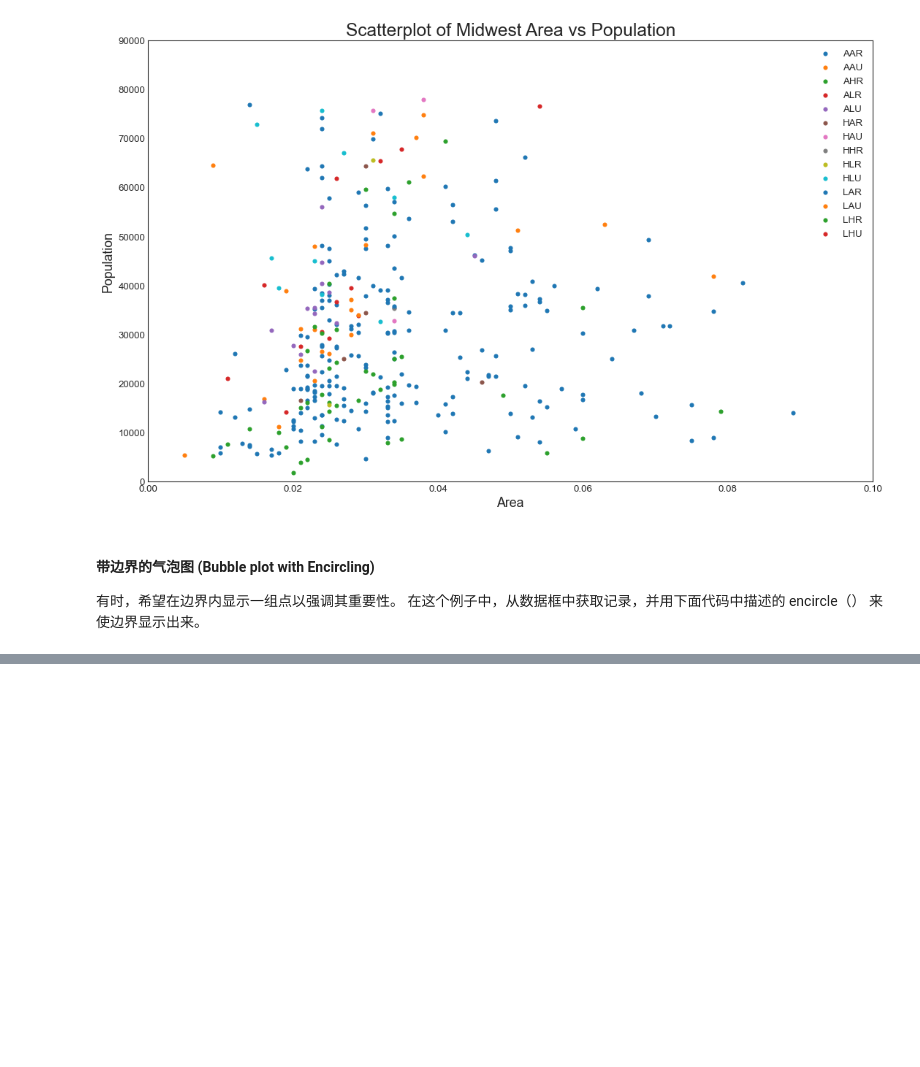
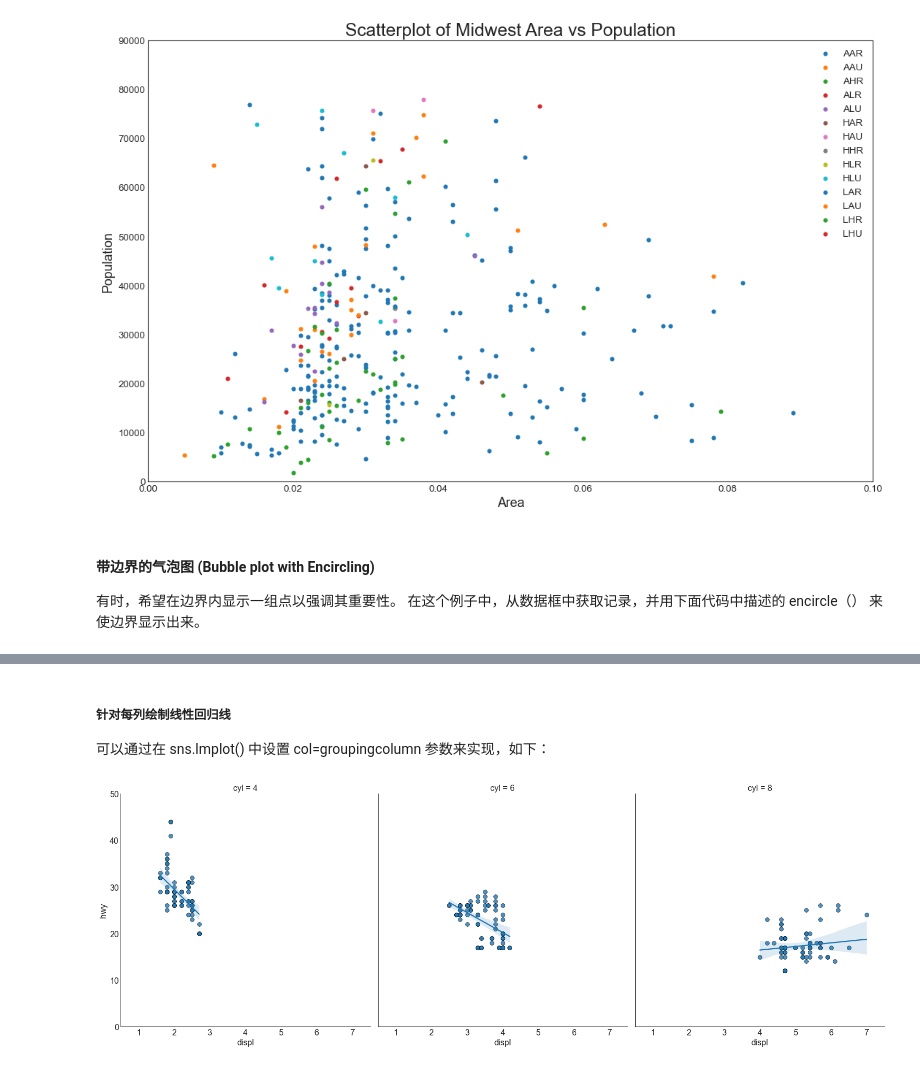
Before and after one commit to wenyuc/basic_learning, a Jupyter notebook: matplotlib_top_50.ipynb, the cells around one changed output, grey strips where cells are left out. Saved outputs shown, nothing was run; the diff lists cells and outputs as text; code cells hidden in the pictures; blank space fills up the shorter version.

```diff
--- a/matplotlib_top_50.ipynb
+++ b/matplotlib_top_50.ipynb
@@ -142,0 +182,19 @@ plt.show()
+# %% [markdown]
+##### 针对每列绘制线性回归线
+ 可以通过在 sns.lmplot() 中设置 col=groupingcolumn 参数来实现，如下：
+# %%
+# Each line in its own column
+sns.set_style("white")
+gridobj = sns.lmplot(x="displ", y="hwy",
+                     data=df_sel,
+                     height=7,
+                     robust=True,
+                     palette='Set1',
+                     col="cyl",
+                     scatter_kws=dict(s=60, linewidths=.7, edgecolors='black'))
+
+# Decorations
+gridobj.set(xlim=(0.5, 7.5), ylim=(0, 50))
+plt.show();
+# %% [output]
+[figure, added]
```
Also changed, not shown: parts of 11 cells of this notebook, 2 other files.
